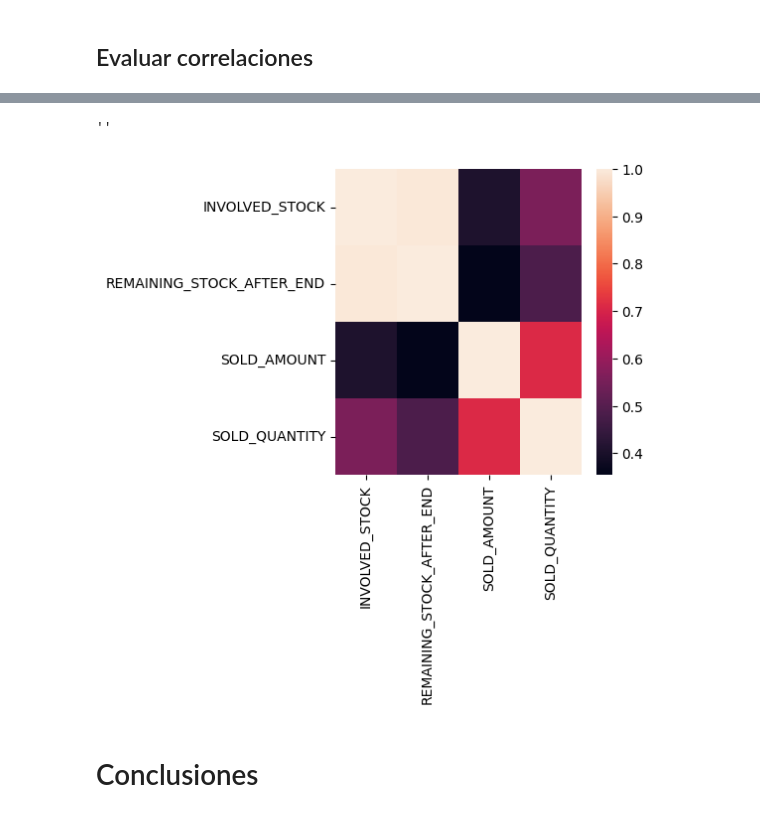
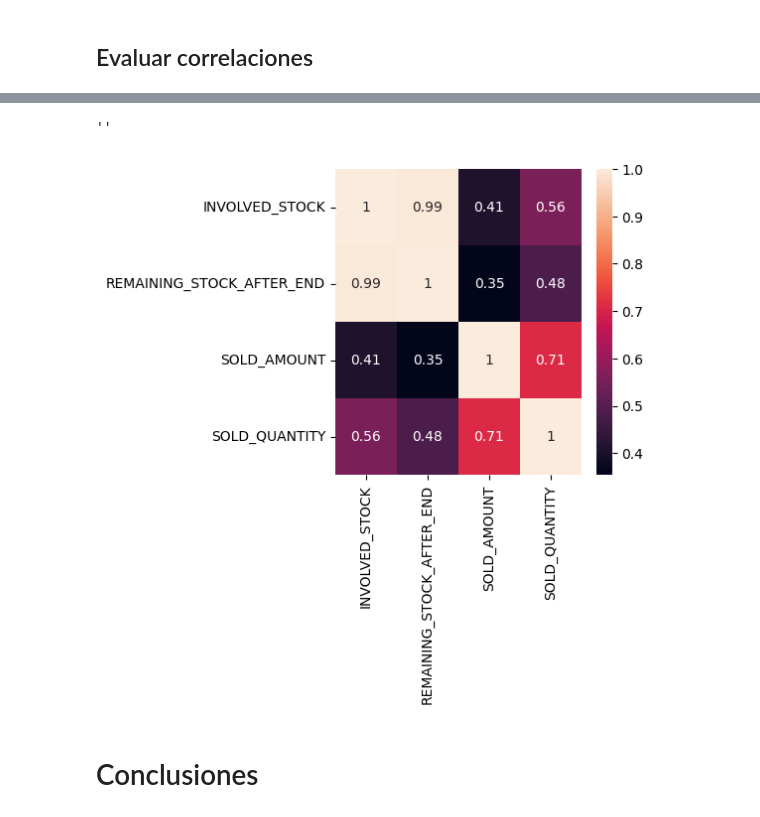
Before and after one commit to plijtmaer/ds-de-challenge, a Jupyter notebook: Notebooks/eda.ipynb, the cells around one changed output, grey strips where cells are left out. Drawn from its saved outputs; the diff is of its cells as text; code cells hidden in the pictures.

```diff
--- a/Notebooks/eda.ipynb
+++ b/Notebooks/eda.ipynb
@@ -786,9 +774,9 @@ df_numeric_corr
 # %%
 plt.figure(figsize=(4, 4))
-sns.heatmap(df_numeric_corr)
+sns.heatmap(df_numeric_corr, annot=True)
 ;
 # %% [output]
 ''
-[figure, old version]
+[figure, new version]
 # %% [markdown]
 # Conclusiones
```
Also changed, not shown: parts of 9 cells of this notebook.
